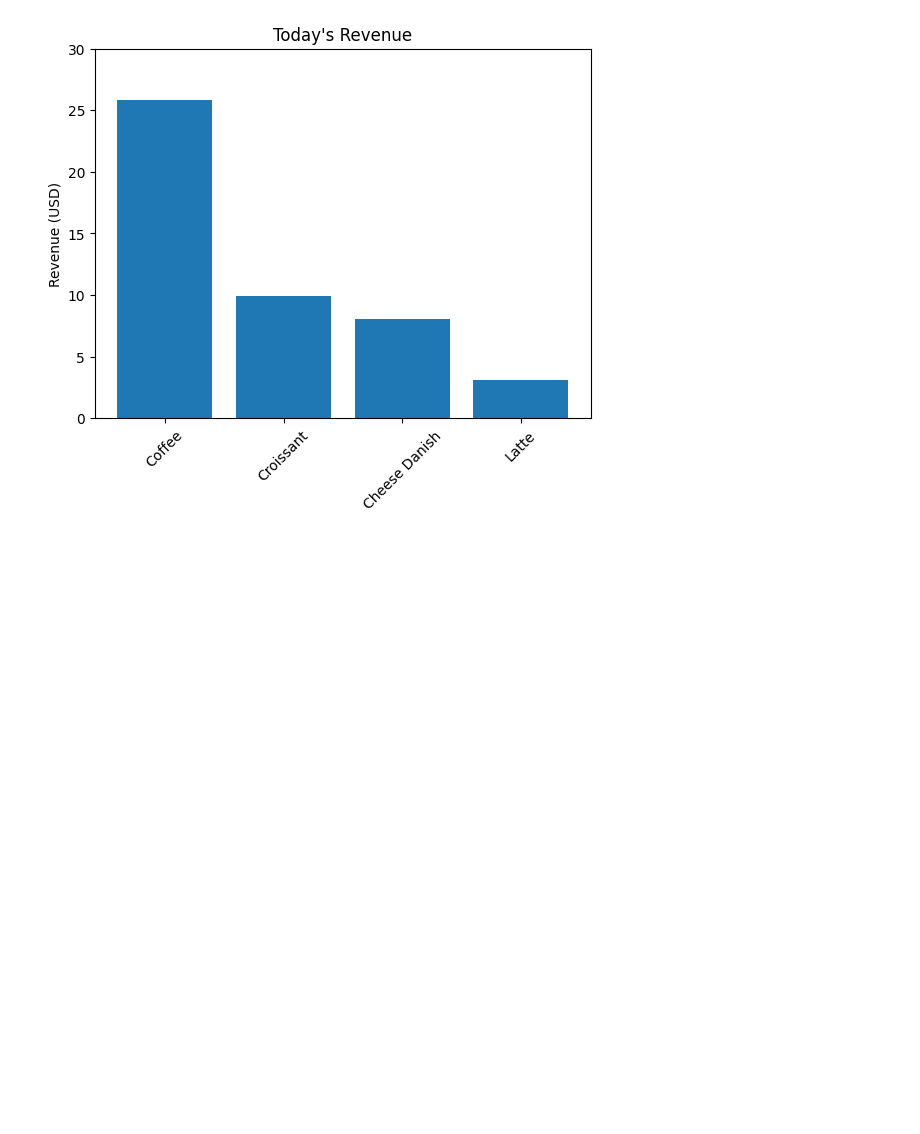
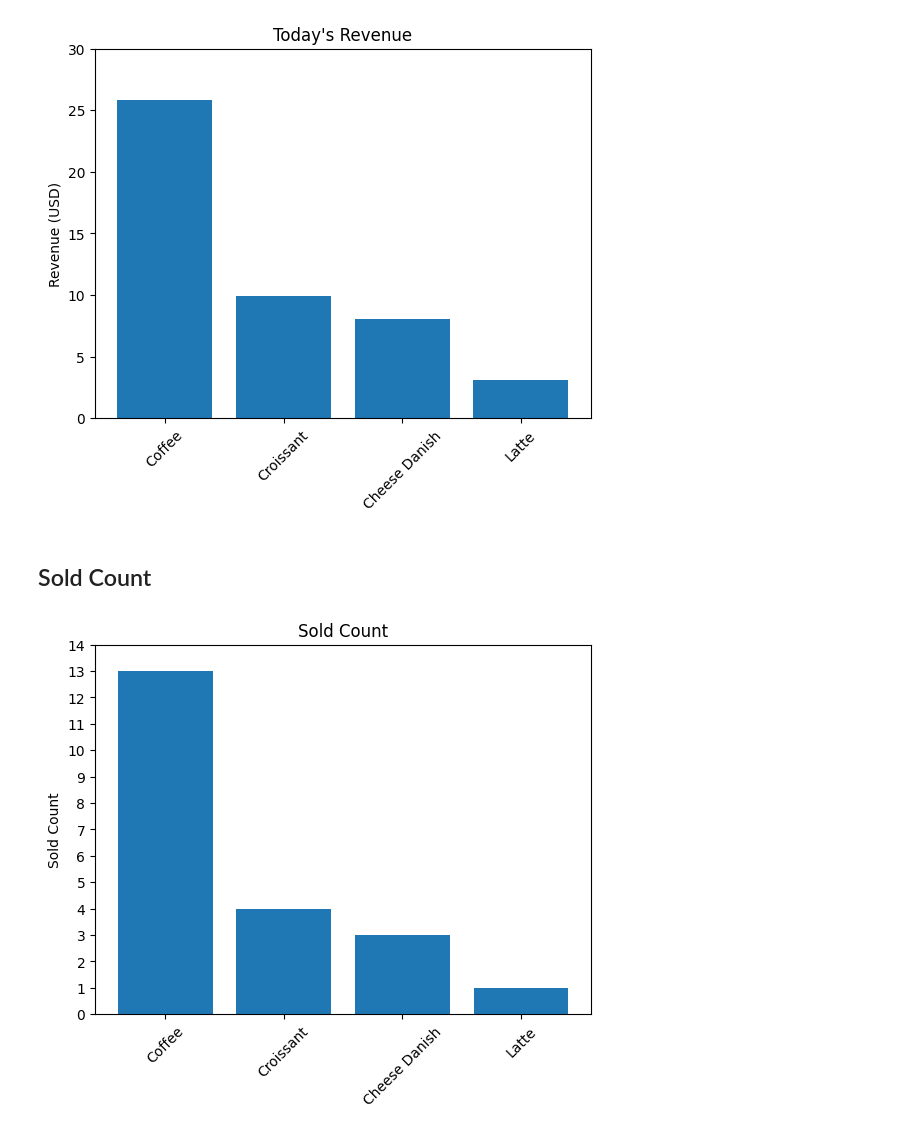
Before and after one commit to ivanbaradi/My-Cafe, a Jupyter notebook: main.ipynb, the cells around one changed output. Saved outputs shown, nothing was run; the diff lists cells and outputs as text; code cells hidden in the pictures; blank space fills up the shorter version.

```diff
--- a/main.ipynb
+++ b/main.ipynb
@@ -53,34 +91,38 @@ def format_amount(amount: Decimal) -> str:
 # %%
-def ceil_max_ptg(df: pd.DataFrame, ycol: str) -> int:
+def ceil_max_value(df: pd.DataFrame, ycol: str, multiplier: int = 1, inclusive: bool = True) -> int:
     """
-    Gets the maximum value from a specified DataFrame
-    column
+    Ceils the maximum value from a specified DataFrame
+    column and returns it.
 
     Args:
         df (pd.DataFrame): target DataFrame
         ycol (str): target DataFrame column
+        multiplier (int, optional): gap between max and ceiled max value. Defaults to 1.
+        inclusive (bool, optional): If true, then the ceil maximum value is included. Defaults to True.
 
     Returns:
-        int: Maximum value from a specified DataFrame column
+        int: Ceiled maximum value from a specified DataFrame column
     """
     max = df[ycol].max()
     if not isinstance(max, float):
         max = float(max)
+    max += 0.0000001 # must add some value after decimal for proper ceiling
 
-    return math.ceil(max * .1) * 10
+    result = math.ceil(max * (1/multiplier)) * multiplier
+    return result+1 if inclusive else result
 # %% [markdown]
 ## Graphs
 # %% [markdown]
 ### Bar Graphs
 # %%
-def remove_empty_bars(df: pd.DataFrame, x_col: str, y_col: str) -> list[str] | list[int]:
+def remove_empty_bars(df: pd.DataFrame, xcol: str, ycol: str) -> list[str] | list[int]:
     """
     Removes empty bars from the x-axis if their corresponding y-values are 0.
 
     Args:
         df (pd.DataFrame): target DataFrame
-        x_col (str): target x column
-        y_col (str): target y column
+        xcol (str): target x column
+        ycol (str): target y column
 
     Returns:
         list[str] | list[int]: lists of x and y values to keep
@@ -89,9 +131,9 @@ def remove_empty_bars(df: pd.DataFrame, x_col: str, y_col: str) -> list[str] | l
     filtered_xvals, filtered_yvals = [], [] # lists of x and y values from a DataFrame column to keep
 
     for _, row in df.iterrows():
-        if row[y_col] > 0:
-            filtered_xvals.append(row[x_col])
-            filtered_yvals.append(row[y_col])
+        if row[ycol] > 0:
+            filtered_xvals.append(row[xcol])
+            filtered_yvals.append(row[ycol])
 
     return filtered_xvals, filtered_yvals
 # %% [markdown]
@@ -574,3 +614,18 @@ plt.yticks(np.arange(0,ceil_max_ptg(cafe_df, ycol=y_col)+increment, increment))
 plt.show()
 # %% [output]
 [figure]
+# %% [markdown]
+## Sold Count
+# %%
+xcol, ycol = 'Item', 'Sold Count' # x and y columns from DataFrame to draw bar graph
+filtered_items, filtered_values = remove_empty_bars(df=cafe_df, xcol=xcol, ycol=ycol) # removes items with no revenue
+increment = 1 # incrementer for y values from the bar graph
+# %%
+plt.bar(filtered_items, filtered_values)
+plt.title("Sold Count")
+plt.xticks(rotation=45)
+plt.ylabel(ycol)
+plt.yticks(np.arange(0,ceil_max_value(cafe_df, ycol=ycol), increment))
+plt.show()
+# %% [output]
+[figure, added]
```
Also changed, not shown: parts of 7 cells of this notebook.
